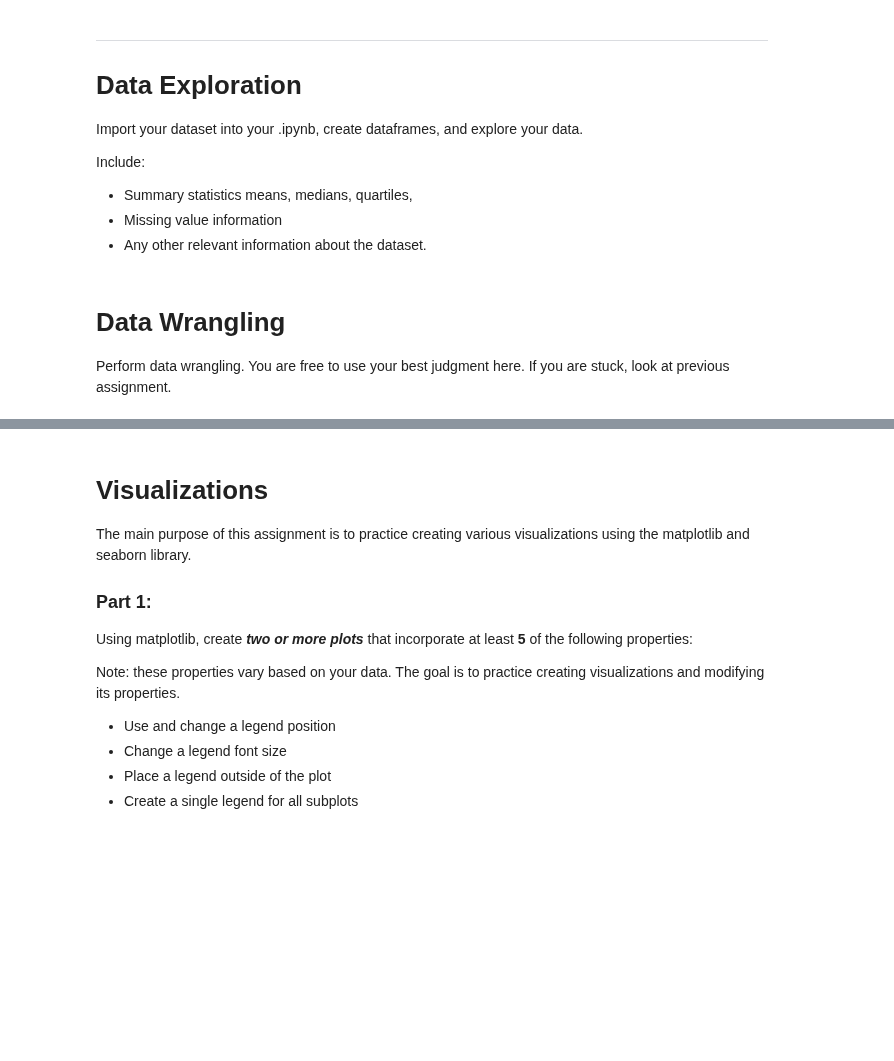
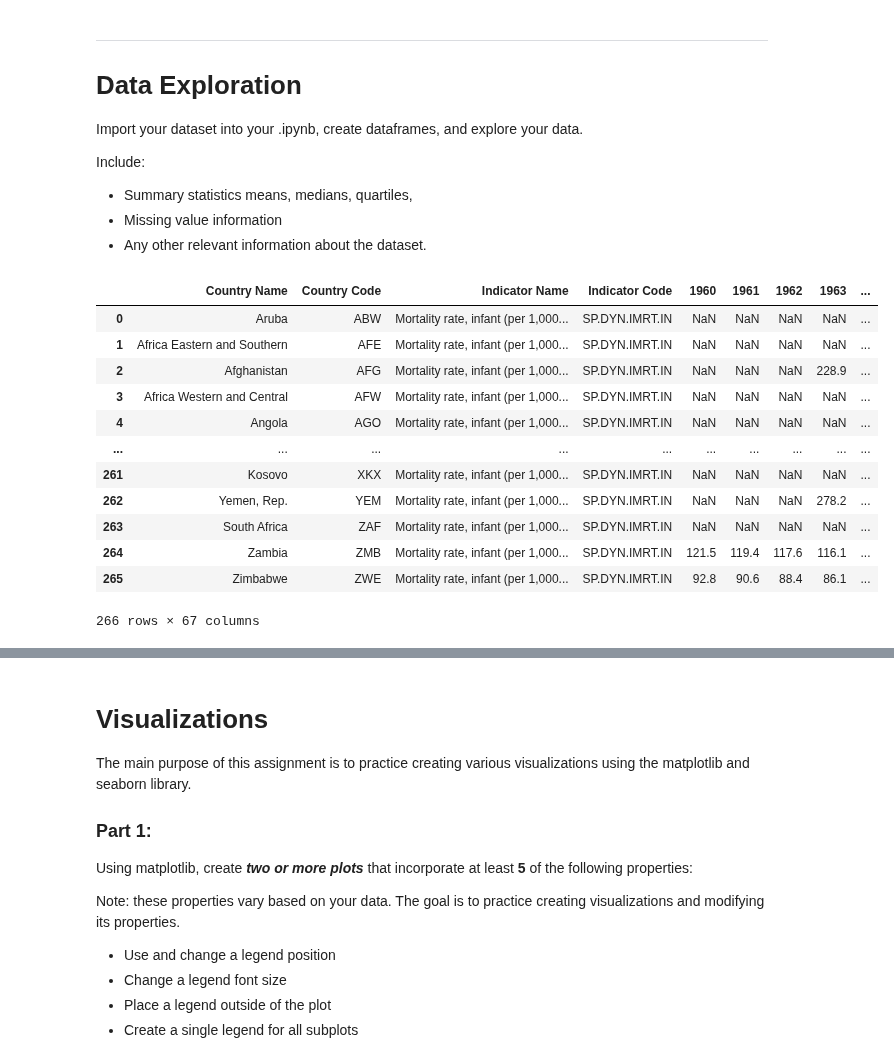
Before and after one commit to himalayahall/DATA602, a Jupyter notebook: 08_assignment.ipynb, the cells around one changed output, grey strips where cells are left out. Cells and saved outputs as stored; diff of their text form; code cells hidden in the pictures; blank space fills up the shorter version.

```diff
--- a/08_assignment.ipynb
+++ b/08_assignment.ipynb
@@ -47,7 +47,3 @@ Include:
 * Summary statistics means, medians, quartiles,
 * Missing value information
 * Any other relevant information about the dataset.
-# %% [markdown]
-# Data Wrangling
-
-Perform data wrangling.  You are free to use your best judgment here.  If you are stuck, look at previous assignment.
@@ -53,0 +52,17 @@ Perform data wrangling.  You are free to use your best judgment here.  If you ar
+# %%
+df = pd.read_csv("https://raw.githubusercontent.com/himalayahall/DATA602/main/API_SP.DYN.IMRT.IN_DS2_en_csv_v2_5358299.csv")
+df
+# %% [output]
+|  | Country Name | Country Code | Indicator Name | Indicator Code | 1960 | 1961 | 1962 | 1963 | ... |
+| 0 | Aruba | ABW | Mortality rate, infant (per 1,000... | SP.DYN.IMRT.IN | NaN | NaN | NaN | NaN | ... |
+| 1 | Africa Eastern and Southern | AFE | Mortality rate, infant (per 1,000... | SP.DYN.IMRT.IN | NaN | NaN | NaN | NaN | ... |
+| 2 | Afghanistan | AFG | Mortality rate, infant (per 1,000... | SP.DYN.IMRT.IN | NaN | NaN | NaN | 228.9 | ... |
+| 3 | Africa Western and Central | AFW | Mortality rate, infant (per 1,000... | SP.DYN.IMRT.IN | NaN | NaN | NaN | NaN | ... |
+| 4 | Angola | AGO | Mortality rate, infant (per 1,000... | SP.DYN.IMRT.IN | NaN | NaN | NaN | NaN | ... |
+| ... | ... | ... | ... | ... | ... | ... | ... | ... | ... |
+| 261 | Kosovo | XKX | Mortality rate, infant (per 1,000... | SP.DYN.IMRT.IN | NaN | NaN | NaN | NaN | ... |
+| 262 | Yemen, Rep. | YEM | Mortality rate, infant (per 1,000... | SP.DYN.IMRT.IN | NaN | NaN | NaN | 278.2 | ... |
+| 263 | South Africa | ZAF | Mortality rate, infant (per 1,000... | SP.DYN.IMRT.IN | NaN | NaN | NaN | NaN | ... |
+| 264 | Zambia | ZMB | Mortality rate, infant (per 1,000... | SP.DYN.IMRT.IN | 121.5 | 119.4 | 117.6 | 116.1 | ... |
+| 265 | Zimbabwe | ZWE | Mortality rate, infant (per 1,000... | SP.DYN.IMRT.IN | 92.8 | 90.6 | 88.4 | 86.1 | ... |
+266 rows × 67 columns
```
Also changed, not shown: parts of 19 cells of this notebook.
